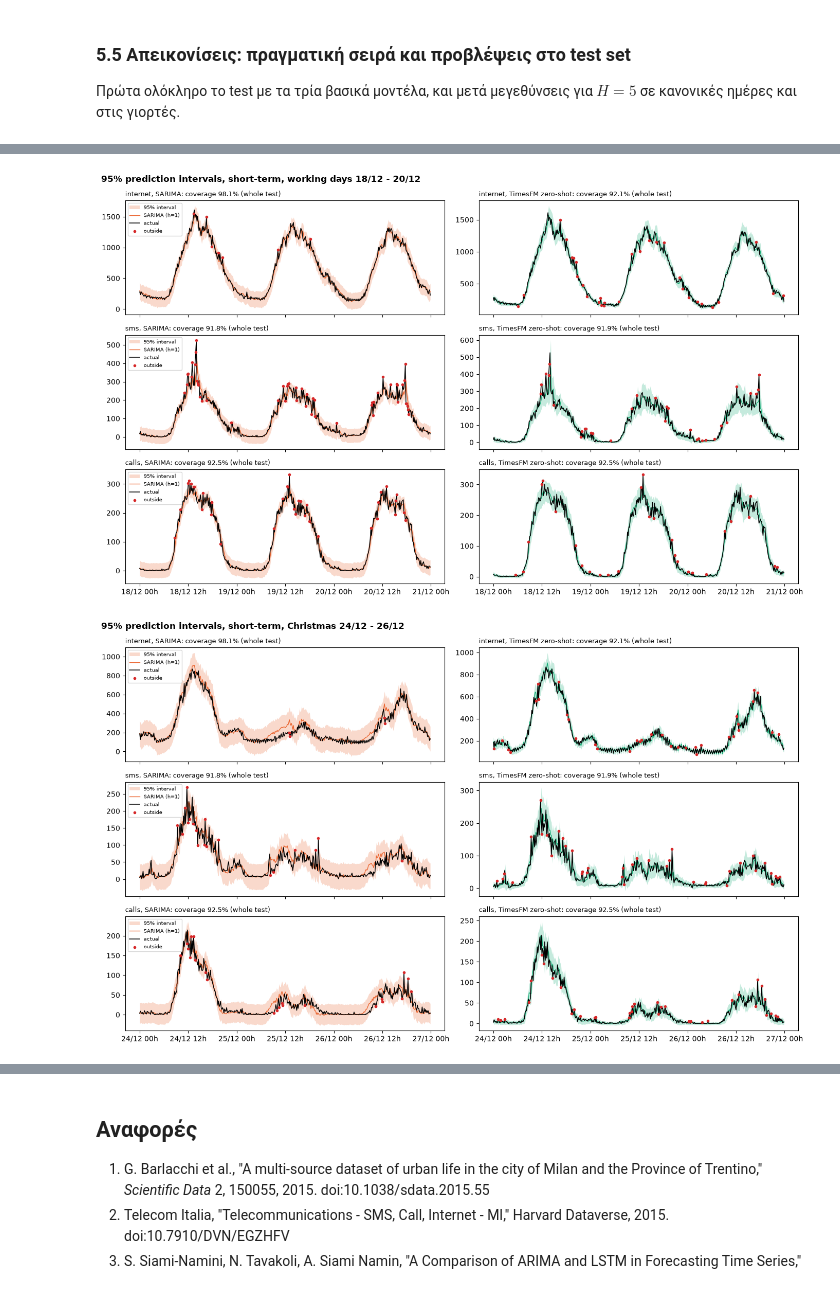
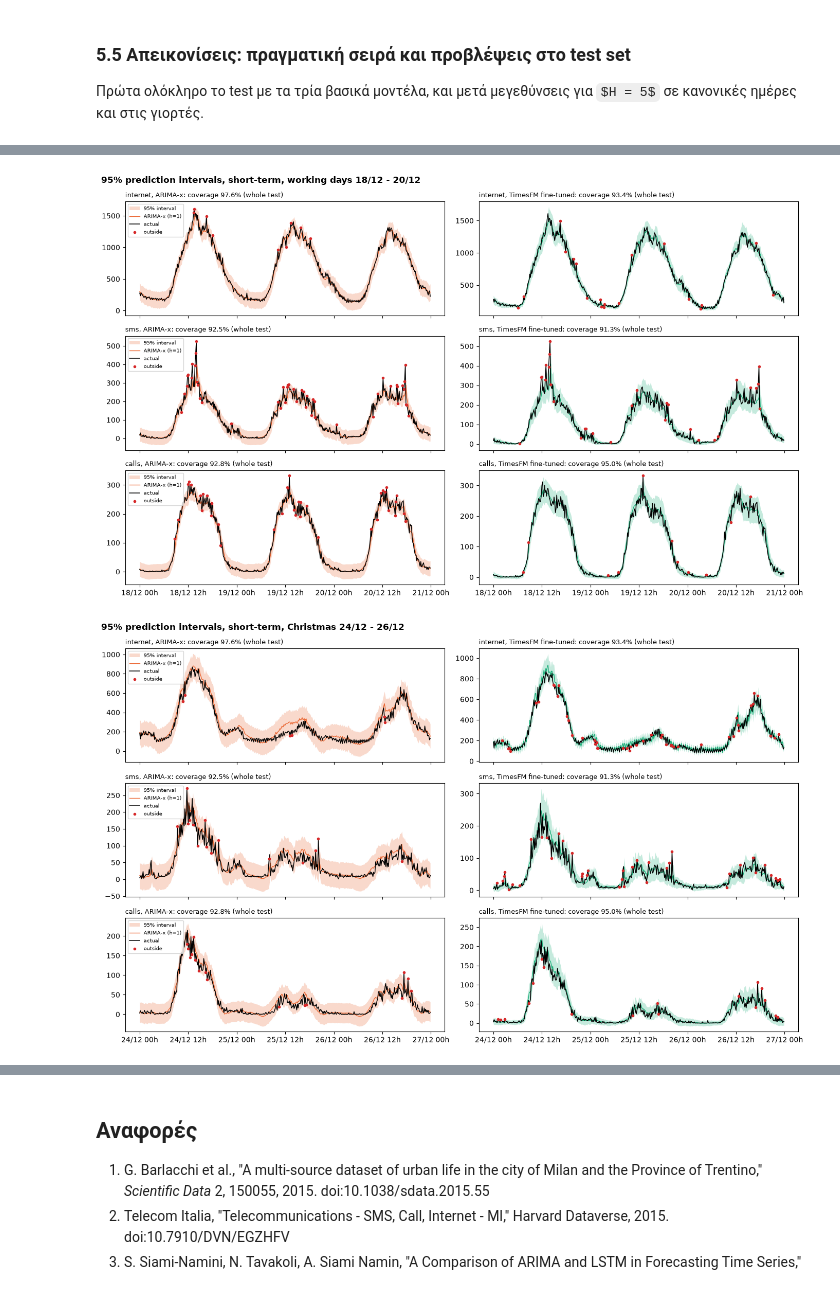
Before and after one commit to VasilisMylonas/5g-project, a Jupyter notebook: notebook.ipynb, the cells around one changed output, grey strips where cells are left out. Saved outputs shown, nothing was run; the diff lists cells and outputs as text; code cells hidden in the pictures; some formulas as TeX source.

```diff
--- a/notebook.ipynb
+++ b/notebook.ipynb
@@ -1518,10 +1660,11 @@ MASE_SCALE = {s: np.mean(np.abs(Y[s][SEASON:n_train] - Y[s][:n_train - SEASON]))
 def metrics(y, yhat, s):
     e = y - yhat
     pos = y > 0                                                # MAPE is undefined where y = 0
-    return {"RMSE": np.sqrt(np.mean(e ** 2)), "MAE": np.mean(np.abs(e)),
+    rmse, mae = np.sqrt(np.mean(e ** 2)), np.mean(np.abs(e))
+    return {"RMSE": rmse, "MAE": mae, "RMSE / MAE": rmse / mae,
             "MAPE %": 100 * np.mean(np.abs(e[pos] / y[pos])),
-            "WAPE %": 100 * np.sum(np.abs(e)) / np.sum(np.abs(y)),
-            "MASE": np.mean(np.abs(e)) / MASE_SCALE[s]}
+            "WAPE %": 100 * np.sum(np.abs(e)) / np.sum(y),     # total absolute error as % of the total volume
+            "MASE": mae / MASE_SCALE[s]}
 
 
 # All forecasts: PRED[(series, horizon)][model] = (test indices, predictions)
@@ -1530,14 +1673,14 @@ for s in SERIES:
     y = Y[s]
     P1 = {"Naive": (idx1, y[idx1 - 1]), "Seasonal naive": (idx1, y[idx1 - SEASON])}
     P5 = {"Naive": (idx5, np.repeat(y[origins5 - 1], H_LONG)), "Seasonal naive": (idx5, y[idx5 - SEASON])}
-    for fam in FAMILIES:
+    for fam in ARIMA_MODELS:
         P1[fam], P5[fam] = (idx1, ARIMA_ROLL[(s, fam)]["h1"]), (idx5, ARIMA_ROLL[(s, fam)]["H5"])
     for key, name in [("zero", "TimesFM zero-shot"), ("ft", "TimesFM fine-tuned")]:
         P1[name], P5[name] = (idx1, TFM_RES[s][key]["h1"]), (idx5, TFM_RES[s][key]["H5"])
     PRED[(s, 1)], PRED[(s, 5)] = P1, P5
 for (s, w, ds, h), v in LSTM_RES.items():
     PRED[(s, h)][f"LSTM w={w}" + (" deseason" if ds else "")] = (idx1 if h == 1 else idx5, v["pred"])
-ORDER = ["Naive", "Seasonal naive", *FAMILIES, "LSTM w=10", "LSTM w=144", "LSTM w=10 deseason", "LSTM w=144 deseason",
+ORDER = ["Naive", "Seasonal naive", *ARIMA_MODELS, "LSTM w=10", "LSTM w=144", "LSTM w=10 deseason", "LSTM w=144 deseason",
          "TimesFM zero-shot", "TimesFM fine-tuned"]
 
 rows = [{"series": s, "h": h, "model": m, **metrics(Y[s][idx], yhat, s)}
@@ -1545,8 +1688,9 @@ rows = [{"series": s, "h": h, "model": m, **metrics(Y[s][idx], yhat, s)}
 FINAL = pd.DataFrame(rows).set_index(["series", "h", "model"])
 
 
-# The model that represents each family in the comparisons, fixed before looking at the test set
-MAIN = {"ARIMA": "SARIMA", "LSTM": "LSTM w=144", "TimesFM": "TimesFM zero-shot"}
+# The model that represents each family in the comparisons: the version with the lowest validation error
+# (sections 3 and 4), chosen before looking at the test set
+MAIN = {"ARIMA": "ARIMA-x", "LSTM": LSTM_MAIN, "TimesFM": "TimesFM fine-tuned"}
 GROUP_COLOR = {"ARIMA": "#eb6834", "LSTM": "#2a78d6", "TimesFM": "#1baf7a"}
 
 # MASE of every model (lowest per column highlighted)
@@ -1556,7 +1700,7 @@ display(FINAL["MASE"].unstack(["series", "h"])[columns].loc[ORDER].style.format(
 # Per series and horizon: the two baselines and the best model of each family, with every metric
 show = [(s, h, m) for s, h in columns
         for m in ["Naive", "Seasonal naive", *MAIN.values()]]
-display(FINAL.loc[show].style.format({"RMSE": "{:.1f}", "MAE": "{:.1f}", "MAPE %": "{:.1f}",
+display(FINAL.loc[show].style.format({"RMSE": "{:.1f}", "MAE": "{:.1f}", "RMSE / MAE": "{:.2f}", "MAPE %": "{:.1f}",
                                       "WAPE %": "{:.1f}", "MASE": "{:.3f}"}))
 
 # Why MAPE misbehaves: how many test values are (close to) zero, and the MAPE on them
@@ -1670,14 +1815,15 @@ for s in SERIES:
 split = pd.DataFrame(rows).set_index(["series", "h", "model"]).unstack(["series", "h"])
 display(split.loc[ORDER[2:]].round(3))
 
-# How much wider is the residual r_t = y_t - S_t in the test set than in the train set?
+# How much wider is the residual r_t = y_t - S_t in the test set than in the part of the train set it was fitted on?
 for s in SERIES:
-    S = seasonal_profile(df.index, Y[s], n_train)
+    n_fit = LSTM_RES[(s, 144, True, 1)]["n_fit"]                 # S_t, min and max: the points before the validation set
+    S = seasonal_profile(df.index, Y[s], n_fit)
     r = Y[s] - S
-    lo, hi = r[:n_train].min(), r[:n_train].max()
+    lo, hi = r[:n_fit].min(), r[:n_fit].max()
     z = (r[n_train:] - lo) / (hi - lo)
-    print(f"{s:9s} std(r): train {r[:n_train].std():6.1f}, test {r[n_train:].std():6.1f} "
-          f"(x{r[n_train:].std() / r[:n_train].std():.1f}); test points outside [0, 1]: {100 * np.mean((z < 0) | (z > 1)):.1f}%")
+    print(f"{s:9s} std(r): fit {r[:n_fit].std():6.1f}, test {r[n_train:].std():6.1f} "
+          f"(x{r[n_train:].std() / r[:n_fit].std():.1f}); test points outside [0, 1]: {100 * np.mean((z < 0) | (z > 1)):.1f}%")
 # %% [output]
 |  | normal days |  |  |  |  |  | holidays |  |  |  | ... |
 | series | internet |  | sms |  | calls |  | internet |  | sms |  | ... |
@@ -1863,17 +2007,16 @@ $$\hat\sigma_t = \frac{q_{0.9} - q_{0.1}}{2 \cdot 1.2816}, \qquad q_{0.5} \;\pm\
 Z95 = 1.959964                                                 # standard normal 97.5% quantile
 PI = {}
 for s in SERIES:
-    # SARIMA: the one-step error is the innovation, with variance sigma^2
-    sd = np.sqrt(BEST.loc[(s, "SARIMA"), "params"][-1])
-    h1 = ARIMA_ROLL[(s, "SARIMA")]["h1"]
-    PI[(s, "SARIMA")] = (h1 - Z95 * sd, h1 + Z95 * sd)
+    # ARIMA-x: the one-step error is the innovation; sigma from the refit at each test point
+    roll = ARIMA_ROLL[(s, "ARIMA-x")]
+    PI[(s, "ARIMA-x")] = (roll["h1"] - Z95 * roll["sigma_h1"], roll["h1"] + Z95 * roll["sigma_h1"])
 
     # TimesFM: Gaussian approximation around the median, sigma from the 10%-90% quantile spread
-    t = TFM_RES[s]["zero"]
+    t = TFM_RES[s]["ft"]
     qs = list(np.round(t["quantiles"], 3))
     q10, q50, q90 = (t["q_h1"][:, qs.index(q)] for q in (0.1, 0.5, 0.9))
     sig = (q90 - q10) / (2 * 1.281552)
-    PI[(s, "TimesFM zero-shot")] = (q50 - Z95 * sig, q50 + Z95 * sig)
+    PI[(s, "TimesFM fine-tuned")] = (q50 - Z95 * sig, q50 + Z95 * sig)
 
 rows = []
 for (s, m), (lo, hi) in PI.items():
@@ -1898,28 +2041,28 @@ COVERAGE.round(2)
 # %%
 for period, title in [(slice("2013-12-18", "2013-12-20"), "working days 18/12 - 20/12"),
                       (slice("2013-12-24", "2013-12-26"), "Christmas 24/12 - 26/12")]:
     fig, axes = plt.subplots(len(SERIES), 2, figsize=(14, 8.5), sharex=True)
     tt = df.index[idx1]
     sel = (tt >= pd.Timestamp(period.start)) & (tt < pd.Timestamp(period.stop) + pd.Timedelta("1D"))
     for i, s in enumerate(SERIES):
-        for ax, m, c in [(axes[i, 0], "SARIMA", GROUP_COLOR["ARIMA"]),
-                         (axes[i, 1], "TimesFM zero-shot", GROUP_COLOR["TimesFM"])]:
+        for ax, m, c in [(axes[i, 0], "ARIMA-x", GROUP_COLOR["ARIMA"]),
+                         (axes[i, 1], "TimesFM fine-tuned", GROUP_COLOR["TimesFM"])]:
             lo, hi = PI[(s, m)]
             ax.fill_between(tt[sel], lo[sel], hi[sel], color=c, alpha=0.25, lw=0, label="95% interval")
             ax.plot(tt[sel], PRED[(s, 1)][m][1][sel], color=c, lw=1, label=f"{m} (h=1)")
             ax.plot(tt[sel], Y[s][idx1][sel], color="k", lw=1.1, label="actual")
             out = sel & ((Y[s][idx1] < lo) | (Y[s][idx1] > hi))
             ax.scatter(tt[out], Y[s][idx1][out], color="#d62728", s=9, zorder=3, label="outside")
             ax.set_title(f"{s}, {m}: coverage {COVERAGE.loc[(s, m), 'coverage %']:.1f}% (whole test)",
                          loc="left", fontsize=9.5)
         axes[i, 0].legend(fontsize=7, loc="upper left")
     for ax in axes[-1]:
         ax.xaxis.set_major_formatter(mdates.DateFormatter("%d/%m %Hh"))
     fig.suptitle(f"95% prediction intervals, short-term, {title}", x=0.01, ha="left", fontweight="bold")
     fig.tight_layout(); plt.show()
 # %% [output]
-[figure, old version]
+[figure, new version]
-[figure, old version]
+[figure, new version]
 # %% [markdown]
 #### Ερμηνεία των διαστημάτων
 
```
Also changed, not shown: parts of 80 cells of this notebook.
